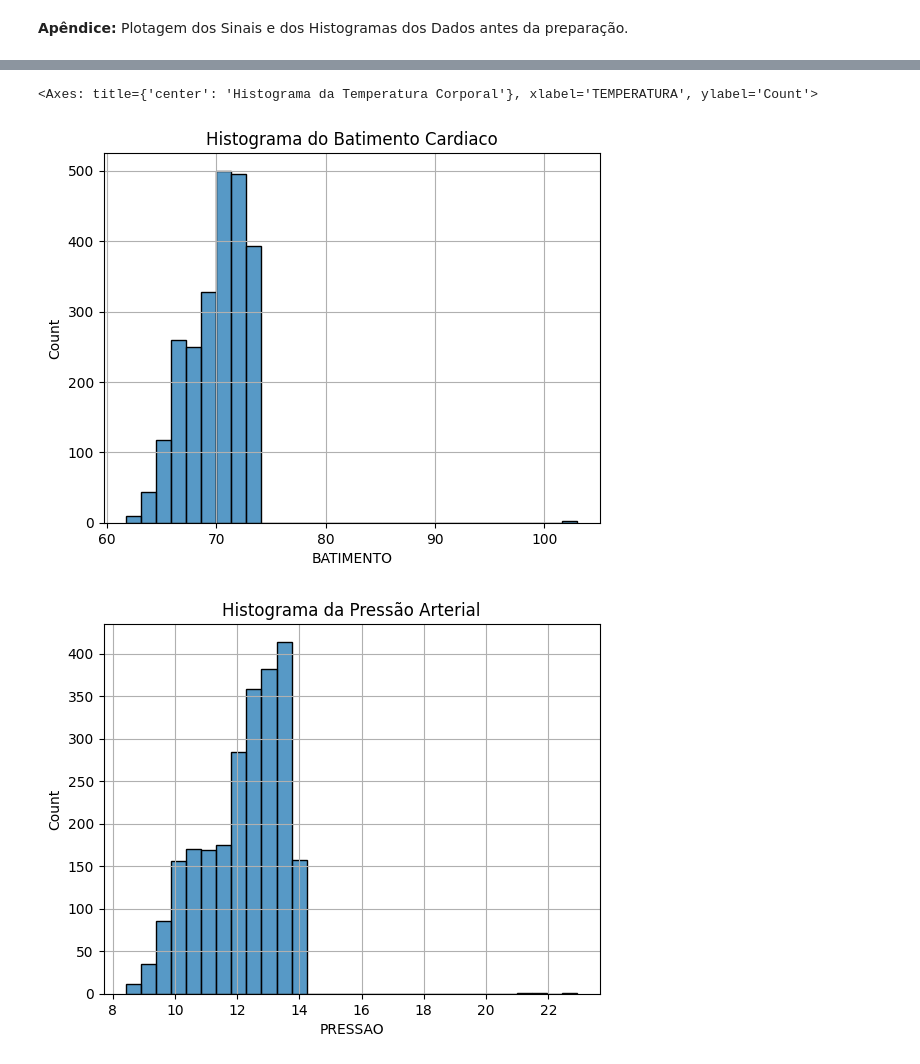
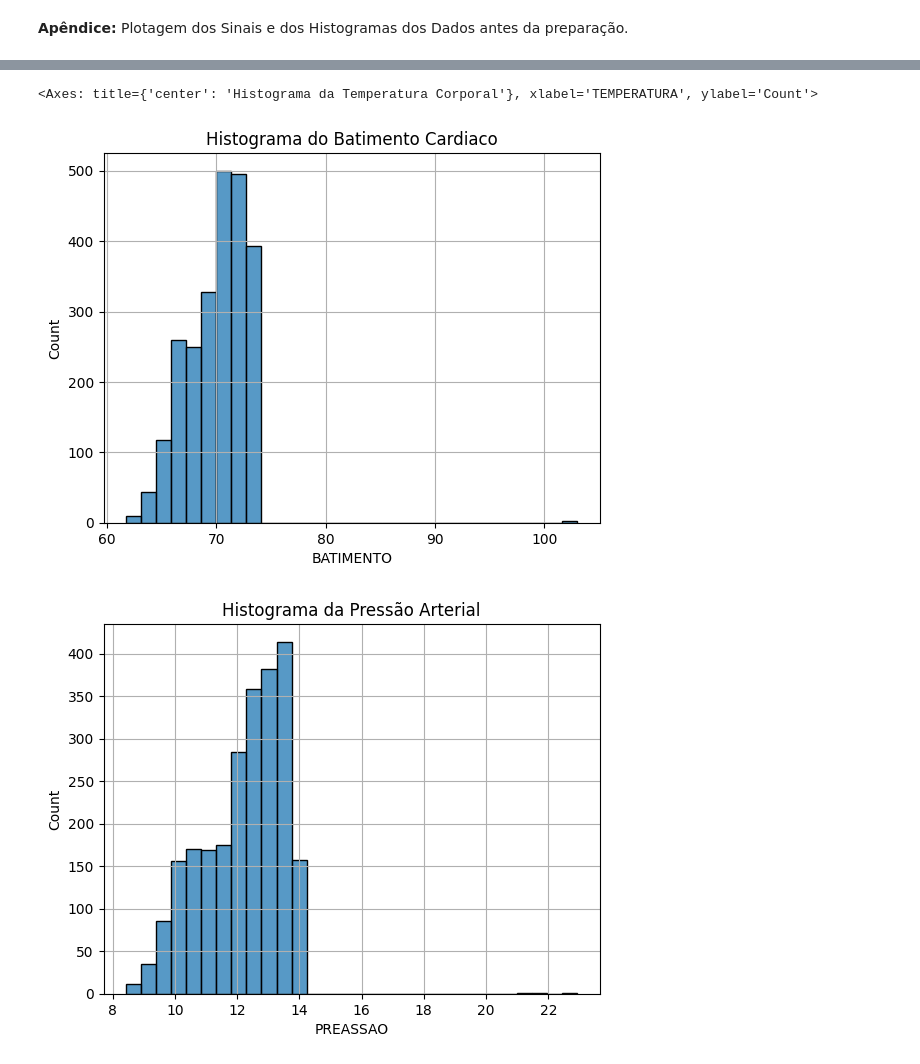
Before and after one commit to lucianoacsilva/vital-signals-analysis, a Jupyter notebook: Trabalho 1 - Sinais Vitais.ipynb, the cells around one changed output, grey strips where cells are left out. Saved outputs shown, nothing was run; the diff lists cells and outputs as text; code cells hidden in the pictures.

```diff
--- a/Trabalho 1 - Sinais Vitais.ipynb
+++ b/Trabalho 1 - Sinais Vitais.ipynb
@@ -28,3 +30,15 @@ import numpy as np
+# %%
+media_literal: str = "Média"
+mediana_literal: str = "Mediana"
+moda_literal: str = "Moda"
+desvio_padrao_literal: str = "Desvio Padrão"
+batimento_literal: str = "BATIMENTO"
+temperatura_literal: str = "TEMPERATURA"
+pressao_literal: str = "PREASSAO"
+batimento_cardiaco_literal: str = "Batimento Cardíaco"
+pressao_arterial_literal: str = "Pressão Arterial"
+temperatura_corporal_literal: str = "Temperatura Corporal"
+hora_literal: str = "HORA"
 # %% [markdown]
 **1)** DESENVOLVER UM PROCEDIMENTO PARA EFETUAR A PREPARAÇÃO DOS DADOS – GERALMENTE OS VALORES FORA DA FAIXA DE ANÁLISE PADRÃO SÃO “REMOVIDOS”/”SUBSTITUÍDOS” POR UM VALOR MÉDIO ENTRE O VALOR ANTECESSOR E POSTERIOR. DESENVOLVER O SOFTWARE EM PYTHON.
 
@@ -40,8 +54,8 @@ with open(path,'r',newline='') as ARQUIVO:
     for i in range(0,len(dd)):
         p = dd[i][0]
         palavras = p.split("\t")
-        dados.append({"HORA":palavras[0],"BATIMENTO":palavras[1],
-                      "PRESSAO":palavras[2],"TEMPERATURA":palavras[3]})
+        dados.append({"HORA":palavras[0],batimento_literal:palavras[1],
+                      pressao_literal:palavras[2],temperatura_literal:palavras[3]})
 
 # Criar o DataFrame Inicial
 df0 = pd.DataFrame(data = dados, dtype=float)
@@ -424,7 +424,7 @@ Temperatura Corporal:  Normal
 **Apêndice:** Plotagem dos Sinais e dos Histogramas dos Dados antes da preparação.
 # %%
 # Plotar o sinal do batimento cardíaco
-plt.plot(df0['BATIMENTO'],color='darkblue')
+plt.plot(df0[batimento_literal],color='darkblue')
 plt.grid()
 plt.title("Sinal do Batimento Cardiaco")
 plt.xlabel("AMOSTRAS")
@@ -432,39 +432,39 @@ plt.ylabel("BATIMENTO CARDIACO")
 plt.show()
 
 # Plotar o sinal da pressão arterial
-plt.plot(df0['PRESSAO'],color='darkblue')
+plt.plot(df0[pressao_literal],color='darkblue')
 plt.grid()
 plt.title("Sinal da Pressão Arterial")
 plt.xlabel("AMOSTRAS")
 plt.ylabel("PRESSÃO ARTERIAL")
 plt.show()
 
 # Plotar o sinal da temperatura
-plt.plot(df0['TEMPERATURA'],color='darkblue')
+plt.plot(df0[temperatura_literal],color='darkblue')
 plt.grid()
 plt.title("Sinal da Temperatura Corporal")
 plt.xlabel("AMOSTRAS")
 plt.ylabel("TEMPERATURA CORPORAL")
 plt.show()
 
 # Plotar os histogramas dos dados
 plt.figure()
 plt.grid()
 plt.title("Histograma do Batimento Cardiaco")
-sns.histplot(data=df0, x="BATIMENTO", bins = 30)
+sns.histplot(data = df0, x = batimento_literal, bins = 30)
 plt.figure()
 plt.grid()
 plt.title("Histograma da Pressão Arterial")
-sns.histplot(data=df0, x="PRESSAO", bins = 30)
+sns.histplot(data = df0, x = pressao_literal, bins = 30)
 plt.figure()
 plt.grid()
 plt.title("Histograma da Temperatura Corporal")
-sns.histplot(data=df0, x="TEMPERATURA", bins = 30)
+sns.histplot(data = df0, x = temperatura_literal, bins = 30)
 # %% [output]
 [figure]
 [figure]
 [figure]
 <Axes: title={'center': 'Histograma da Temperatura Corporal'}, xlabel='TEMPERATURA', ylabel='Count'>
 [figure]
-[figure, old version]
+[figure, new version]
 [figure]
```
Also changed, not shown: parts of 7 cells of this notebook.
